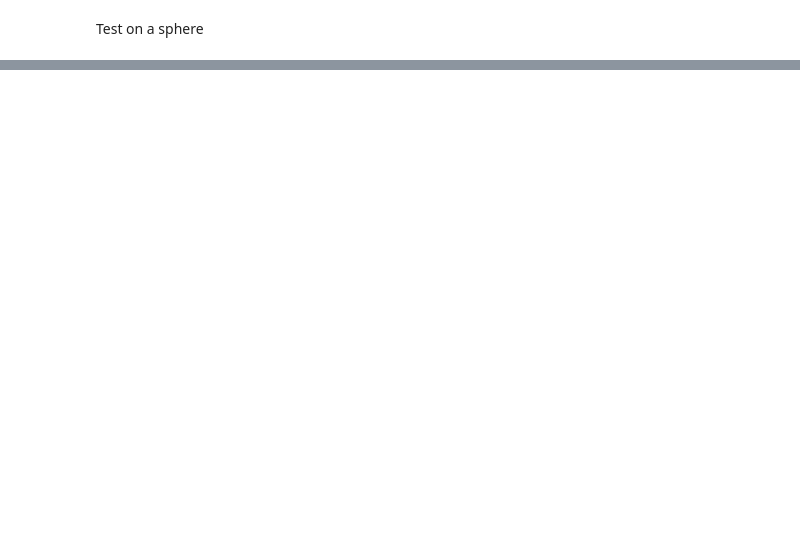
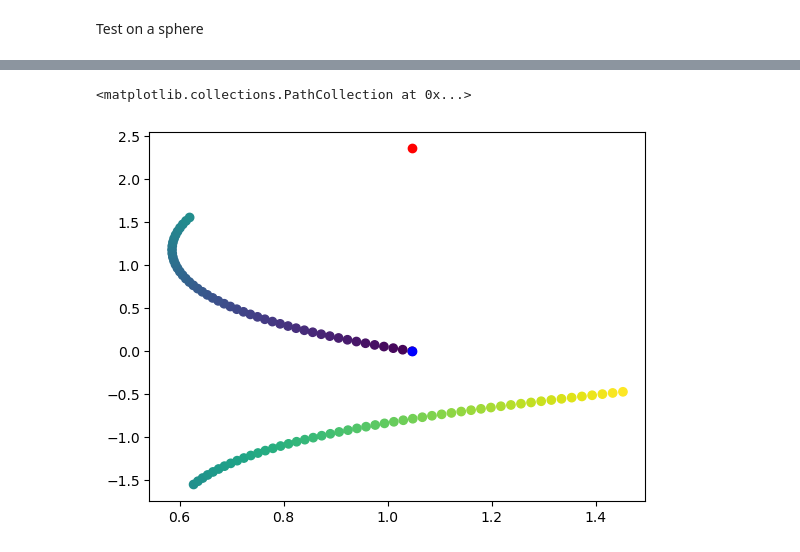
Before and after one commit to guillaumehu/phate_fim, a Jupyter notebook: notebooks/gh-fim-node.ipynb, the cells around one changed output, grey strips where cells are left out. Drawn from its saved outputs; the diff is of its cells as text; code cells hidden in the pictures; blank space fills up the shorter version.

```diff
--- a/notebooks/gh-fim-node.ipynb
+++ b/notebooks/gh-fim-node.ipynb
@@ -51,0 +148,13 @@ x1 = torch.tensor([end, 0]).view(1, 2)
+# %%
+neural_ode.eval()
+path = neural_ode(x0, n_steps, end_time=end).squeeze(1)
+path_euc = polar_to_euc(path.detach().numpy())
+geodesic = great_circle(x0_e,x1_e,np.linspace(init,-end,100).reshape(100,1))
+# %%
+geodesic_polar = euc_to_polar(geodesic)
+plt.scatter(geodesic_polar[:,0],geodesic_polar[:,1], c=list(range(geodesic_polar.shape[0])))
+plt.scatter(x0[0,0],x0[0,1], c="blue")
+plt.scatter(x1[0,0],x1[0,1], c="red")
+# %% [output]
+<matplotlib.collections.PathCollection at 0x...>
+[figure, added]
```
Also changed, not shown: parts of 44 cells of this notebook.
